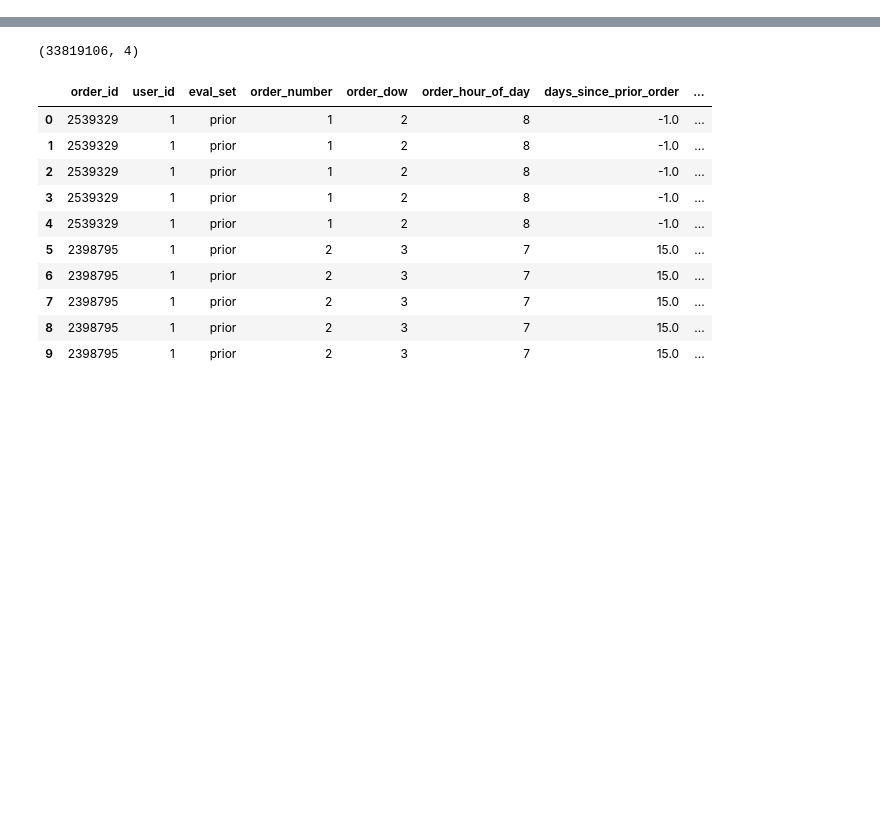
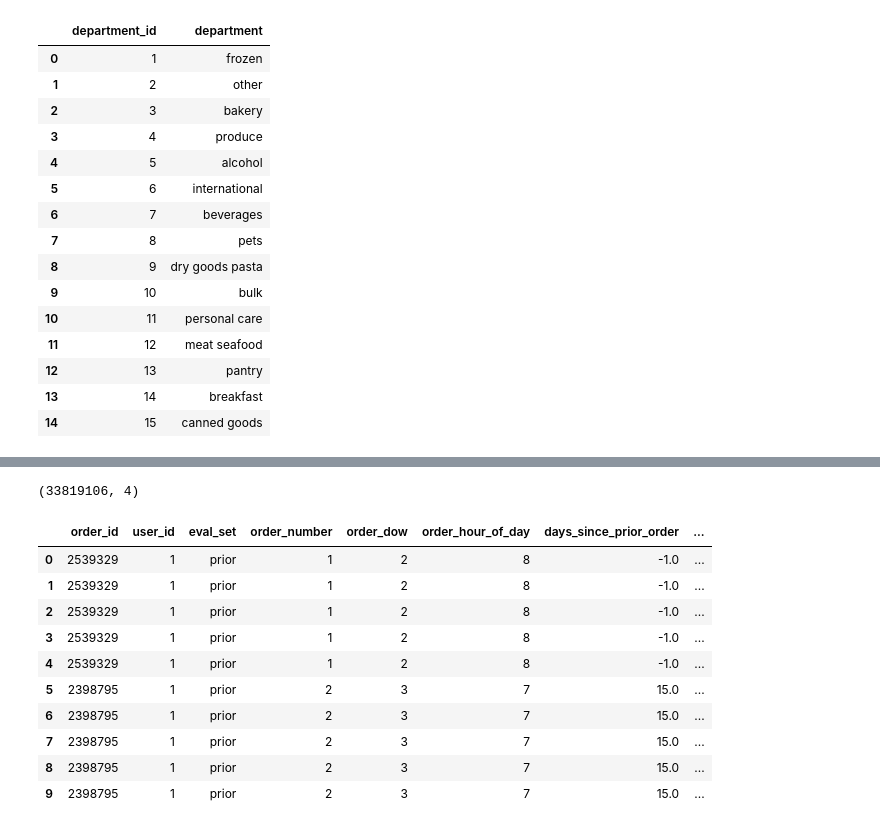
Before and after one commit to tjaved573/User-Basket-Prediction, a Jupyter notebook: Instacart_Feature_Extraction.ipynb, the cells around one changed output, grey strips where cells are left out. Saved outputs shown, nothing was run; the diff lists cells and outputs as text; code cells hidden in the pictures; blank space fills up the shorter version.

```diff
--- a/Instacart_Feature_Extraction.ipynb
+++ b/Instacart_Feature_Extraction.ipynb
@@ -21 +45,21 @@ departments=pd.read_csv('/Users/taimoorjaved/Desktop/Dev/instacart-market-basket
+# %%
+departments.isnull().values.any()
+departments.head(15)
+# %% [output]
+|  | department_id | department |
+| 0 | 1 | frozen |
+| 1 | 2 | other |
+| 2 | 3 | bakery |
+| 3 | 4 | produce |
+| 4 | 5 | alcohol |
+| 5 | 6 | international |
+| 6 | 7 | beverages |
+| 7 | 8 | pets |
+| 8 | 9 | dry goods pasta |
+| 9 | 10 | bulk |
+| 10 | 11 | personal care |
+| 11 | 12 | meat seafood |
+| 12 | 13 | pantry |
+| 13 | 14 | breakfast |
+| 14 | 15 | canned goods |
 # %%
```
Also changed, not shown: parts of 24 cells of this notebook.
